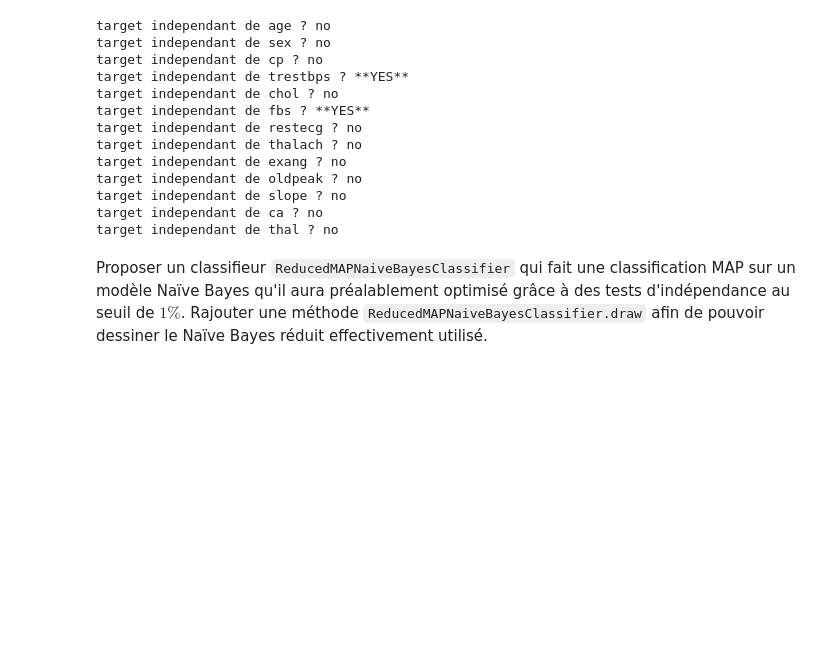
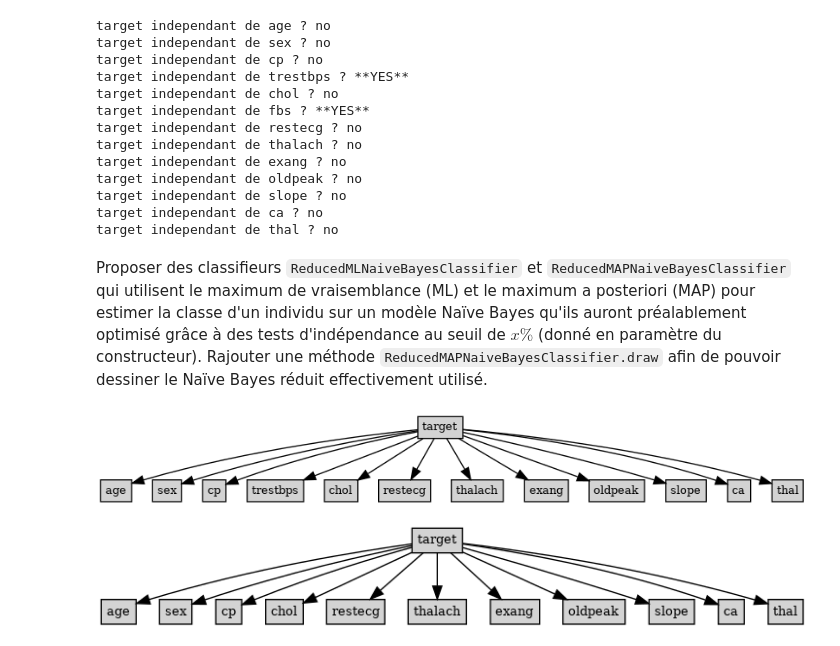
Before and after one commit to ohouens/3i005, a Jupyter notebook: projet_2/projet2-3i005-2019fev.ipynb, the cells around one changed output. Saved outputs shown, nothing was run; the diff lists cells and outputs as text; code cells hidden in the pictures; blank space fills up the shorter version.

```diff
--- a/projet_2/projet2-3i005-2019fev.ipynb
+++ b/projet_2/projet2-3i005-2019fev.ipynb
@@ -416,4 +451,14 @@ target independant de slope ? no
 target independant de ca ? no
 target independant de thal ? no
 # %% [markdown]
-Proposer un classifieur `ReducedMAPNaiveBayesClassifier` qui fait une classification MAP sur un modèle Naïve Bayes qu'il aura préalablement optimisé grâce à des tests d'indépendance au seuil de $1\%$. Rajouter une méthode `ReducedMAPNaiveBayesClassifier.draw` afin de pouvoir dessiner le Naïve Bayes réduit effectivement utilisé.
+Proposer des classifieurs `ReducedMLNaiveBayesClassifier` et `ReducedMAPNaiveBayesClassifier` qui utilisent le maximum de vraisemblance (ML) et le maximum a posteriori (MAP) pour estimer la classe d'un individu sur un modèle Naïve Bayes qu'ils auront préalablement optimisé grâce à des tests d'indépendance au seuil de $x\%$ (donné en paramètre du constructeur). Rajouter une méthode `ReducedMAPNaiveBayesClassifier.draw` afin de pouvoir dessiner le Naïve Bayes réduit effectivement utilisé.
+# %%
+cl=projet.ReducedMLNaiveBayesClassifier(train,0.05)
+cl.draw()
+# %% [output]
+[figure, added]
+# %%
+cl=projet.ReducedMLNaiveBayesClassifier(train,0.01)
+cl.draw()
+# %% [output]
+[figure, added]
```
Also changed, not shown: parts of 32 cells of this notebook.
